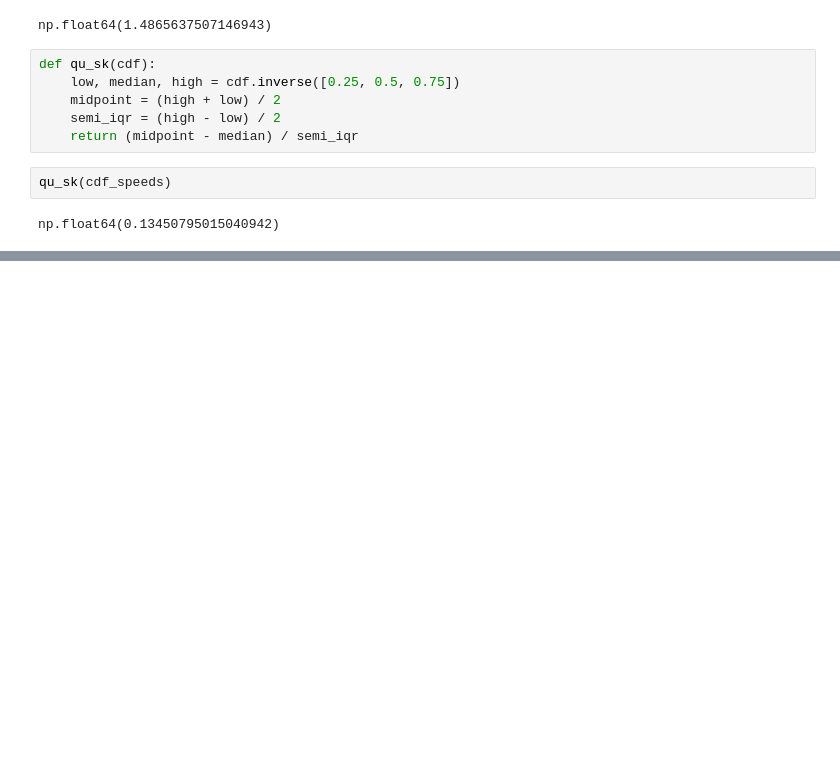
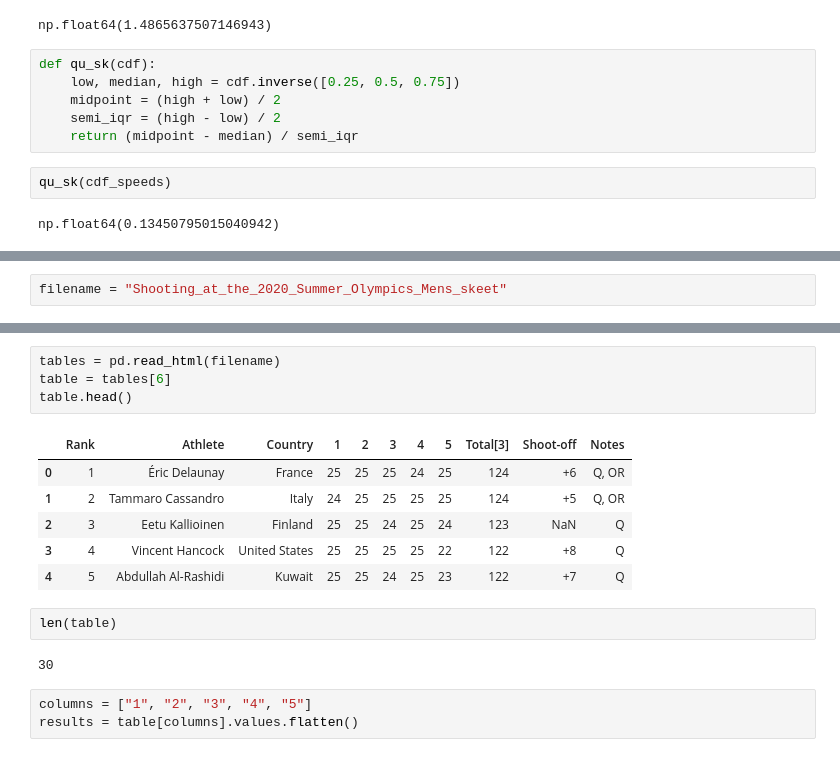
Before and after one commit to lochnes-007/EDA, a Jupyter notebook: nsfg.ipynb, the cells around one changed output, grey strips where cells are left out. Saved outputs shown, nothing was run; the diff lists cells and outputs as text; blank space fills up the shorter version.

```diff
--- a/nsfg.ipynb
+++ b/nsfg.ipynb
@@ -941,0 +979,2 @@ np.float64(0.13450795015040942)
+# %%
+filename = "Shooting_at_the_2020_Summer_Olympics_Mens_skeet"
@@ -941,0 +990,18 @@ np.float64(0.13450795015040942)
+# %%
+tables = pd.read_html(filename)
+table = tables[6]
+table.head()
+# %% [output]
+|  | Rank | Athlete | Country | 1 | 2 | 3 | 4 | 5 | Total[3] | Shoot-off | Notes |
+| 0 | 1 | Éric Delaunay | France | 25 | 25 | 25 | 24 | 25 | 124 | +6 | Q, OR |
+| 1 | 2 | Tammaro Cassandro | Italy | 24 | 25 | 25 | 25 | 25 | 124 | +5 | Q, OR |
+| 2 | 3 | Eetu Kallioinen | Finland | 25 | 25 | 24 | 25 | 24 | 123 | NaN | Q |
+| 3 | 4 | Vincent Hancock | United States | 25 | 25 | 25 | 25 | 22 | 122 | +8 | Q |
+| 4 | 5 | Abdullah Al-Rashidi | Kuwait | 25 | 25 | 24 | 25 | 23 | 122 | +7 | Q |
+# %%
+len(table)
+# %% [output]
+30
+# %%
+columns = ["1", "2", "3", "4", "5"]
+results = table[columns].values.flatten()
```
Also changed, not shown: parts of 17 cells of this notebook, 1 other file.
